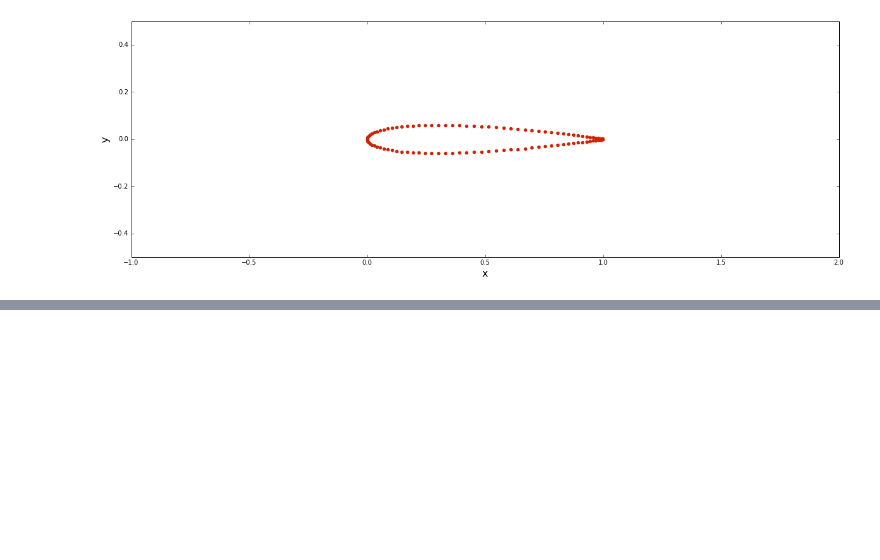
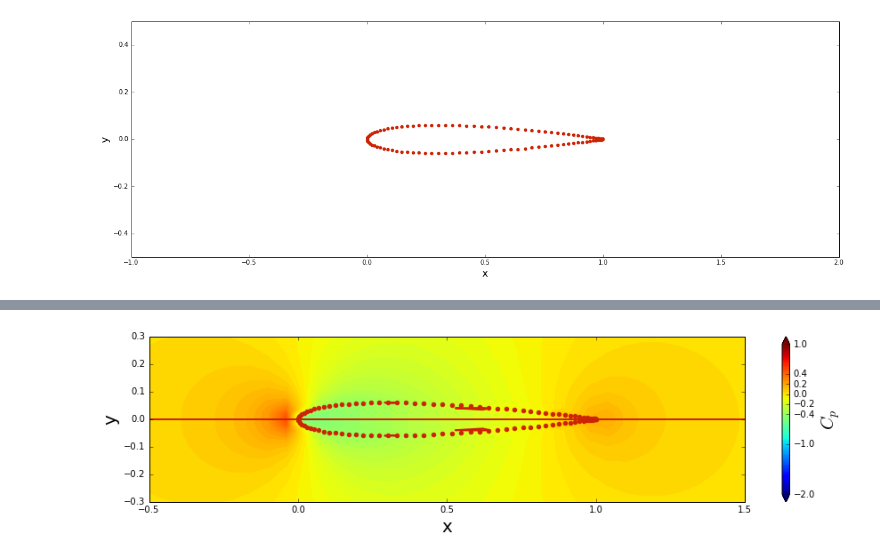
Before and after one commit to qweaxdzsc/mae6226-workspace, a Jupyter notebook: assignment1.ipynb, the cells around one changed output, grey strips where cells are left out. Saved outputs shown, nothing was run; the diff lists cells and outputs as text; code cells hidden in the pictures; blank space fills up the shorter version.

```diff
--- a/assignment1.ipynb
+++ b/assignment1.ipynb
@@ -95,15 +68,16 @@ NameError: name 'x_source' is not defined
 # %%
-cp = 1.0 - (u**2 + v**2) / u_inf**2
+cp = 1.0 - (u**2 + v**2)/u_inf**2
 size = 10
-pyplot.figure(figsize=(1.1*size, (ye-ys)/(xe-xs)*size))
-pyplot.xlabel('x', fontsize=16)
-pyplot.ylabel('y', fontsize=16)
-pyplot.xlim(xs, xe)
-pyplot.ylim(ys, ye)
+pyplot.figure(figsize=(1.5*size, (ye-ys)/(xe-xs)*size))
+pyplot.xlabel('x', fontsize=20)
+pyplot.ylabel('y', fontsize=20)
+pyplot.xlim(-0.5, 1.5)
+pyplot.ylim(-0.3, 0.3)
 contf = pyplot.contourf(X, Y, cp, levels=numpy.linspace(-2.0, 1.0, 100), extend='both')
 cbar = pyplot.colorbar(contf)
-cbar.set_label('$C_p$', fontsize=16)
-cbar.set_ticks([-2.0, -1.0, 0.0, 1.0])
-pyplot.scatter(x_doublet, y_doublet, color='#CD2305', s=80, marker='o')
-pyplot.contour(X,Y,psi, levels=[0.], colors='#CD2305', linewidths=2, linestyles='solid')
-pyplot.scatter([x_stagn1, x_stagn2], [y_stagn1, y_stagn2], color='g', s=80, marker='o');
+cbar.set_label('$C_p$', fontsize=20)
+cbar.set_ticks([-2.0, -1.0, -0.4, -0.2, 0, 0.2, 0.4, 1.0, 2.0])
+pyplot.scatter(x, y, color='#CD2305', s=20, marker='o')
+pyplot.contour(X, Y, psi, levels=[0.], colors='#CD2305', linewidths=2, linestyles='solid');
+# %% [output]
+[figure, added]
```
Also changed, not shown: parts of 4 cells of this notebook, 2 other files.
